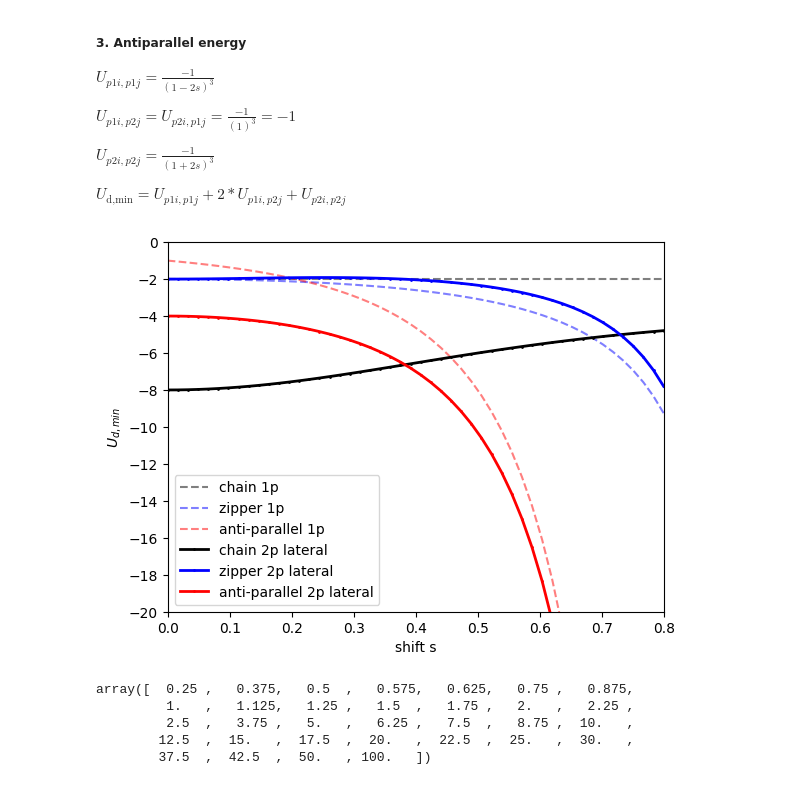
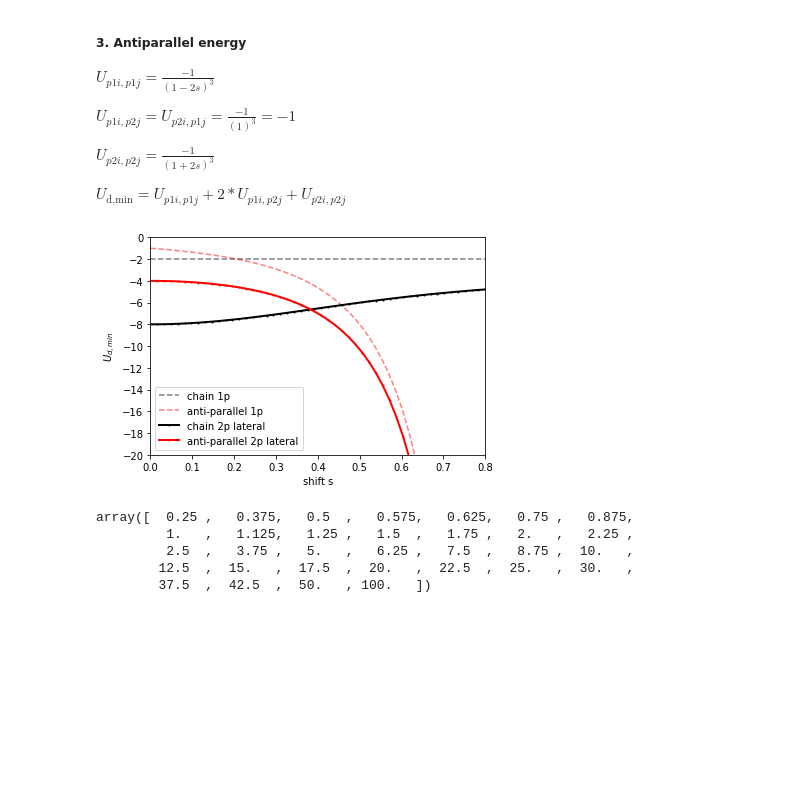
Before and after one commit to OljaOctagon/MagneticParticles, a Jupyter notebook: rigid_magnetic/dipole.ipynb, the cells around one changed output. Cells and saved outputs as stored; diff of their text form; code cells hidden in the pictures; blank space fills up the shorter version.

```diff
--- a/rigid_magnetic/dipole.ipynb
+++ b/rigid_magnetic/dipole.ipynb
@@ -662,36 +662,37 @@ def U2_zipper(s):
     return U
 
 def U2_ap(s):
     sr = 0.5*s
     U1=-1/np.power(1-2*sr,3)
 
     U2 = -1
 
     U3 = -1/np.power(1+2*sr,3)
 
     U = U1 + 2*U2 + U3
 
     return U
 
 import matplotlib.pyplot as plt
 fig,ax= plt.subplots()
 plt.plot(s,U_chain,label="chain 1p",ls='--', c='k', alpha=0.5)
-plt.plot(s,U_zipper(s), label="zipper 1p", ls='--', c='b', alpha=0.5)
+#plt.plot(s,U_zipper(s), label="zipper 1p", ls='--', c='b', alpha=0.5)
 plt.plot(s,U_ap(s), label="anti-parallel 1p", ls='--', c='r', alpha=0.5)
 
 plt.plot(s,U2_chain(s),label="chain 2p lateral",marker='o', c='k', lw=2, ms=1)
-plt.plot(s,U2_zipper(s), label="zipper 2p lateral", marker='o', c='b', lw=2, ms=1)
+#plt.plot(s,U2_zipper(s), label="zipper 2p lateral", marker='o', c='b', lw=2, ms=1)
 plt.plot(s,U2_ap(s), label="anti-parallel 2p lateral", marker='o', c='r', lw=2, ms=1)
 plt.xlabel("shift s")
 plt.ylabel("$U_{d,min}$")
 plt.xlim((0,0.8))
 plt.ylim((-20,0))
 
 ax.set_yticks([0,-2,-4,-6,-8,-10,-12,-14,-16,-18,-20])
 plt.legend(loc='best')
+plt.savefig("without_zipper1.png",dpi=400)
 plt.show()
 # %% [output]
-[figure, old version]
+[figure, new version]
 # %%
 
 def renormalize_lbda(lbda,s):
```
Also changed, not shown: parts of 9 cells of this notebook.
